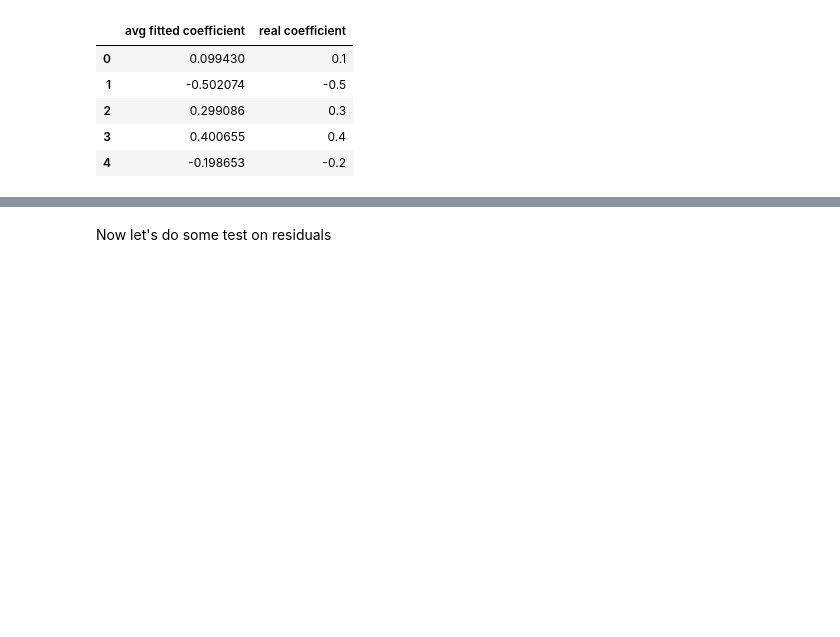
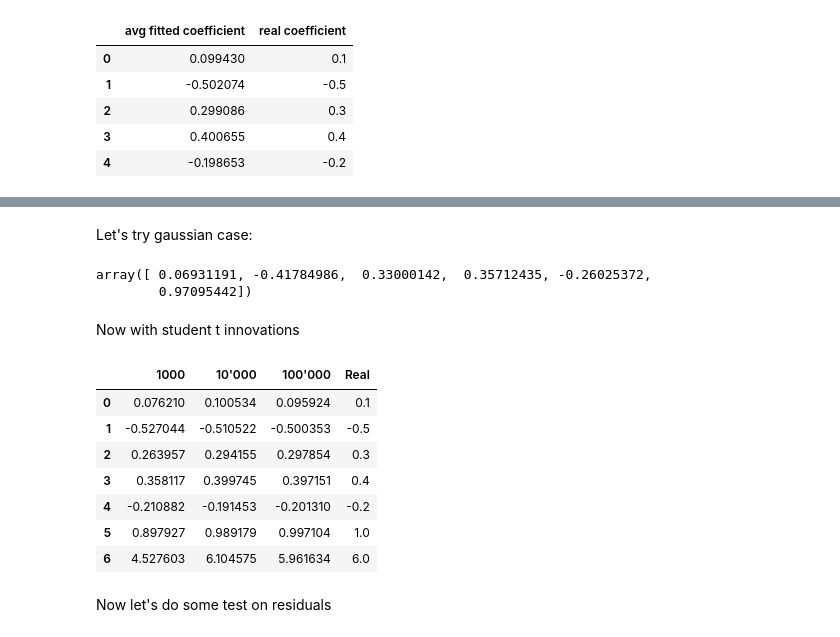
Before and after one commit to kiddrast/Pricing-with-Indirect-Inference, a Jupyter notebook: main.ipynb, the cells around one changed output, grey strips where cells are left out. Cells and saved outputs as stored; diff of their text form; code cells hidden in the pictures; blank space fills up the shorter version.

```diff
--- a/main.ipynb
+++ b/main.ipynb
@@ -33,7 +33,7 @@ $$
 a = np.array([0.1, -0.5, 0.3, 0.4, -0.2])
 p = a.size -1
 
-data = ar.generate_ar(steps=100_000, paths=9, a=a, start=0, dist='t', error_var=1, degree_f=6, wald_mean=10)
+data = ar.generate_ar(steps=100_000, paths=9, a=a, start=0, dist='t', error_var=1, degree_f=6)
 # %% [output]
 9 different AR(4) processes of 99998 steps have been generated with increments following t distribution
 # %%
@@ -213,3 +300,37 @@ df(np.vstack([np.mean(coefficients, axis=1),a]).T).rename(columns={0: 'avg fitte
+# %% [markdown]
+Let's try gaussian case:
+# %%
+a = np.array([0.1, -0.5, 0.3, 0.4, -0.2])
+p = a.size -1
+# %%
+y_t_norm = ar.generate_ar(steps=1000, paths=1, a=a, start=0, dist='normal', error_var=1, disable_progress=True)
+ar.fit_ar_ML(y_t_norm, p, dist='normal', method='L-BFGS-B').x
+# %% [output]
+array([ 0.06931191, -0.41784986,  0.33000142,  0.35712435, -0.26025372,
+        0.97095442])
+# %% [markdown]
+Now with student t innovations
+# %%
+y_t_t = ar.generate_ar(steps=1000, paths=1, a=a, start=0, dist='t', error_var=1, degree_f=6, disable_progress=True)
+sim1 = ar.fit_ar_ML(y_t_t, p, dist='t', method='L-BFGS-B').x
+
+y_t_t = ar.generate_ar(steps=10000, paths=1, a=a, start=0, dist='t', error_var=1, degree_f=6, disable_progress=True)
+sim2 = ar.fit_ar_ML(y_t_t, p, dist='t', method='L-BFGS-B').x
+
+y_t_t = ar.generate_ar(steps=100000, paths=1, a=a, start=0, dist='t', error_var=1, degree_f=6, disable_progress=True)
+sim3 = ar.fit_ar_ML(y_t_t, p, dist='t', method='L-BFGS-B').x
+# %%
+a = np.concatenate([a, [1,6]])
+df(np.vstack([sim1, sim2, sim3,a]).T).rename(columns={0: '1000', 1: '10\'000', 2: '100\'000', 3: 'Real' })
+# %% [output]
+|  | 1000 | 10'000 | 100'000 | Real |
+| 0 | 0.076210 | 0.100534 | 0.095924 | 0.1 |
+| 1 | -0.527044 | -0.510522 | -0.500353 | -0.5 |
+| 2 | 0.263957 | 0.294155 | 0.297854 | 0.3 |
+| 3 | 0.358117 | 0.399745 | 0.397151 | 0.4 |
+| 4 | -0.210882 | -0.191453 | -0.201310 | -0.2 |
+| 5 | 0.897927 | 0.989179 | 0.997104 | 1.0 |
+| 6 | 4.527603 | 6.104575 | 5.961634 | 6.0 |
 # %% [markdown]
 Now let's do some test on residuals
 # %%
```
Also changed, not shown: parts of 4 cells of this notebook, 3 other files.
